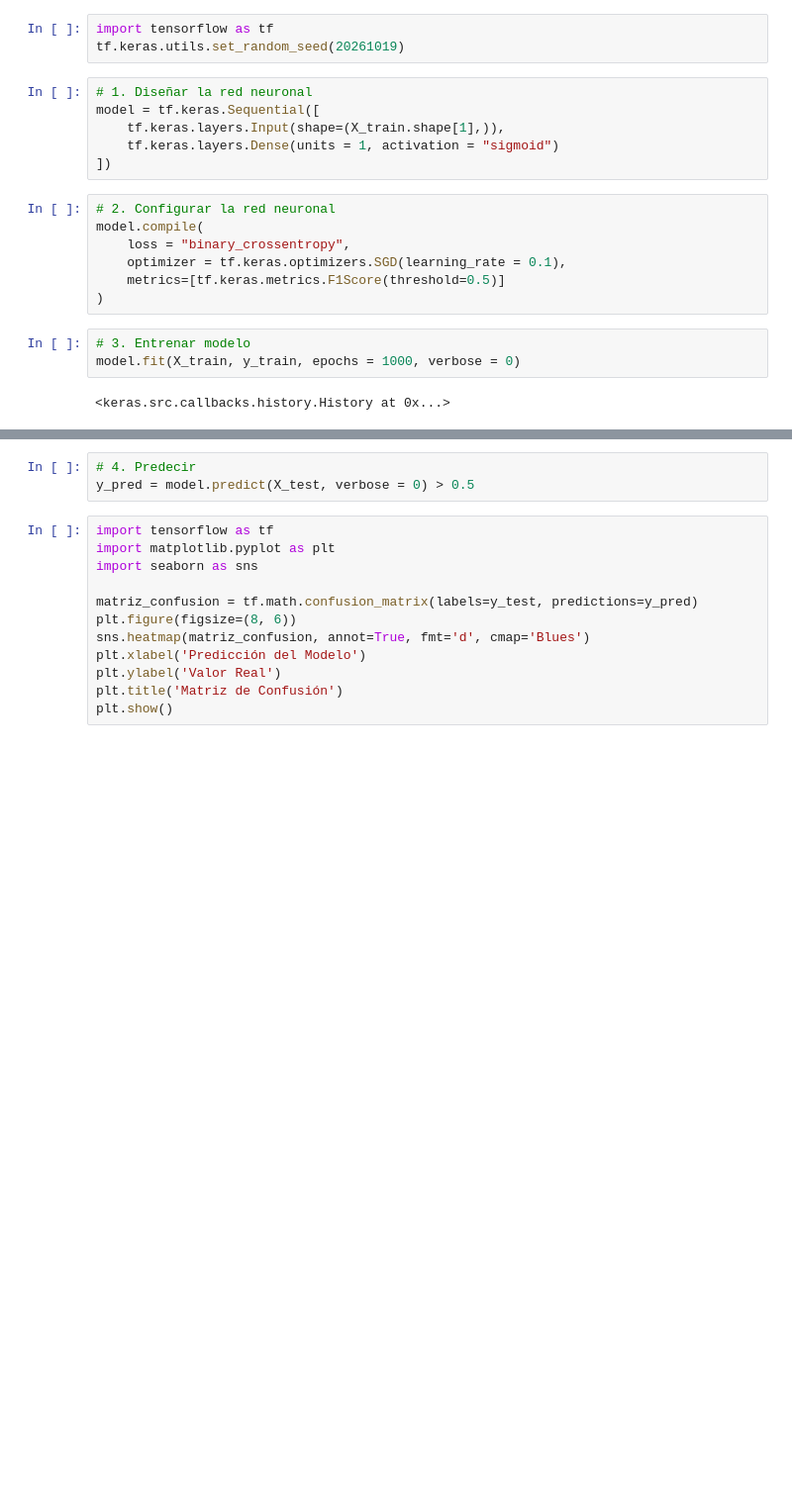
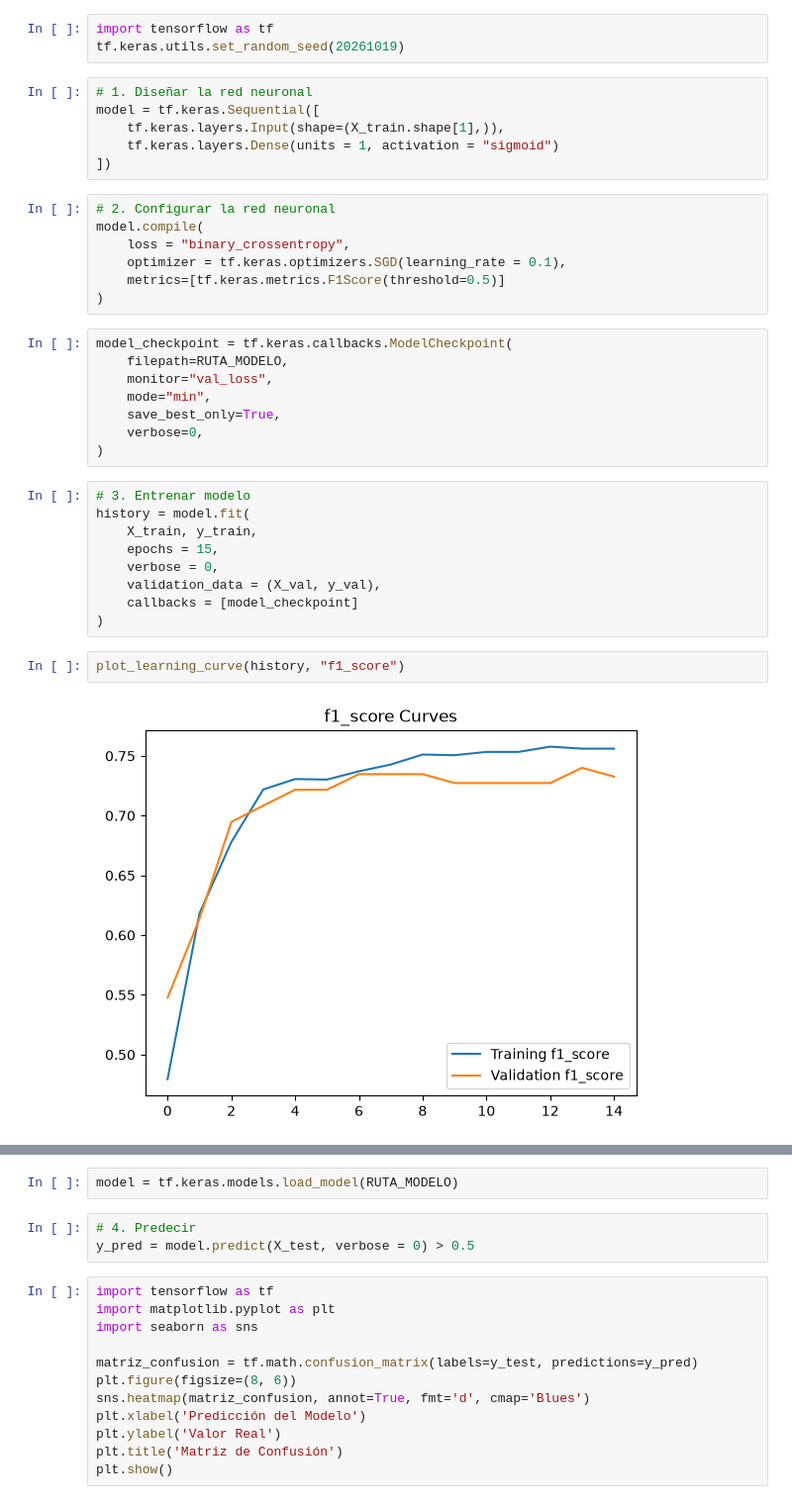
Before and after one commit to richi1325/CD-PyPCD-2027-1, a Jupyter notebook: Clase_13/01 - Clasificación.ipynb, the cells around one changed output, grey strips where cells are left out. Shown at 99% size. Cells and saved outputs as stored; diff of their text form; blank space fills up the shorter version.

```diff
--- a/Clase_13/01 - Clasificación.ipynb
+++ b/Clase_13/01 - Clasificación.ipynb
@@ -138,8 +191,24 @@ model.compile(
     optimizer = tf.keras.optimizers.SGD(learning_rate = 0.1),
     metrics=[tf.keras.metrics.F1Score(threshold=0.5)]
 )
+# %%
+model_checkpoint = tf.keras.callbacks.ModelCheckpoint(
+    filepath=RUTA_MODELO,
+    monitor="val_loss",
+    mode="min",
+    save_best_only=True,
+    verbose=0,
+)
 # %%
 # 3. Entrenar modelo
-model.fit(X_train, y_train, epochs = 1000, verbose = 0)
+history = model.fit(
+    X_train, y_train,
+    epochs = 15,
+    verbose = 0,
+    validation_data = (X_val, y_val),
+    callbacks = [model_checkpoint]
+)
-# %% [output]
-<keras.src.callbacks.history.History at 0x...>
+# %%
+plot_learning_curve(history, "f1_score")
+# %% [output]
+[figure, added]
@@ -146,3 +216,5 @@ model.fit(X_train, y_train, epochs = 1000, verbose = 0)
+# %%
+model = tf.keras.models.load_model(RUTA_MODELO)
 # %%
 # 4. Predecir
 y_pred = model.predict(X_test, verbose = 0) > 0.5
```
Also changed, not shown: parts of 17 cells of this notebook, 1 other file.
